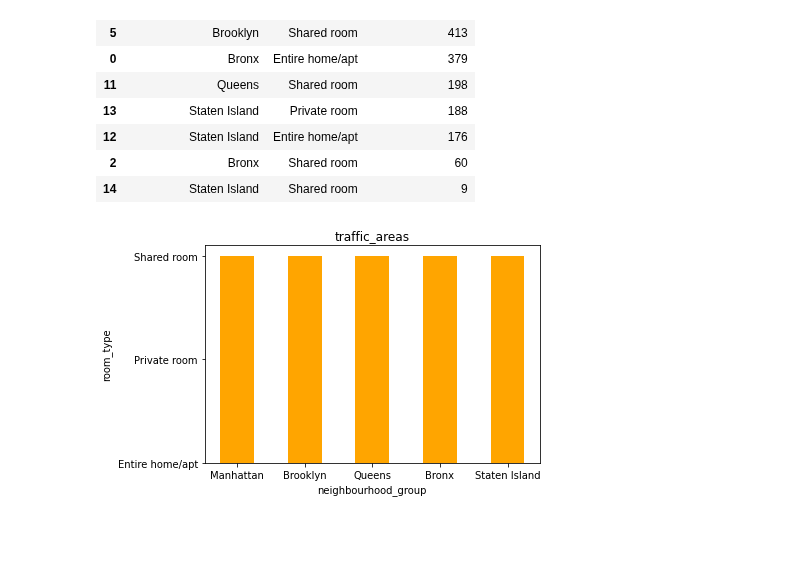
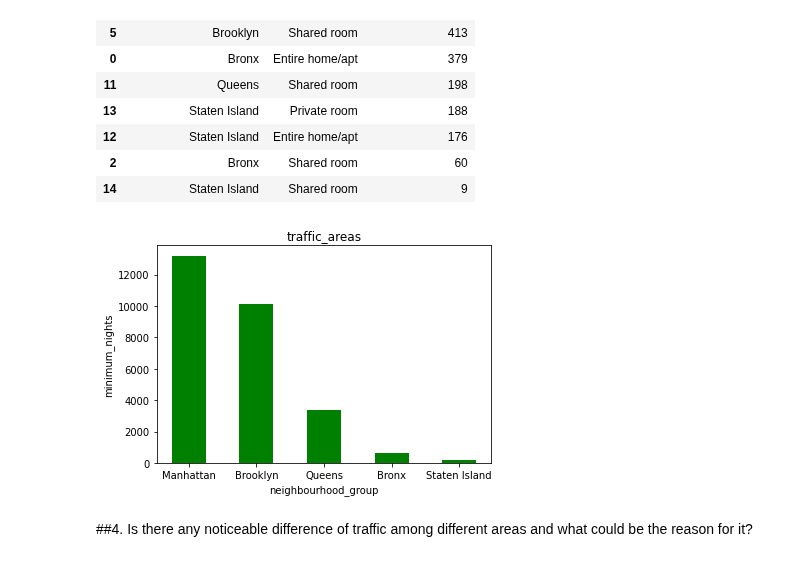
Before and after one commit to SaurabhAradwad/EDA-Airbnb-NYC-, a Jupyter notebook: Airbnb_Bookings_Analysis_Capstone_Project.ipynb, the cells around one changed output. Drawn from its saved outputs; the diff is of its cells as text; code cells hidden in the pictures; blank space fills up the shorter version.

```diff
--- a/Airbnb_Bookings_Analysis_Capstone_Project.ipynb
+++ b/Airbnb_Bookings_Analysis_Capstone_Project.ipynb
@@ -314,15 +314,17 @@ traffic_areas
 | 14 | Staten Island | Shared room | 9 |
 # %%
 name = traffic_areas['neighbourhood_group']
-reviews = traffic_areas['room_type']
+nights = traffic_areas['minimum_nights']
 
 
 # creating the bar plot
-plt.bar(name, reviews, color ='orange', width = 0.5)
+plt.bar(name, nights, color = 'green', width = 0.5)
 
 plt.xlabel("neighbourhood_group")
-plt.ylabel("room_type")
+plt.ylabel("minimum_nights")
 plt.title("traffic_areas")
 plt.show()
 # %% [output]
-[figure, old version]
+[figure, new version]
+# %% [markdown]
+##4. Is there any noticeable difference of traffic among different areas and what could be the reason for it?
```
Also changed, not shown: parts of 1 cell of this notebook.
